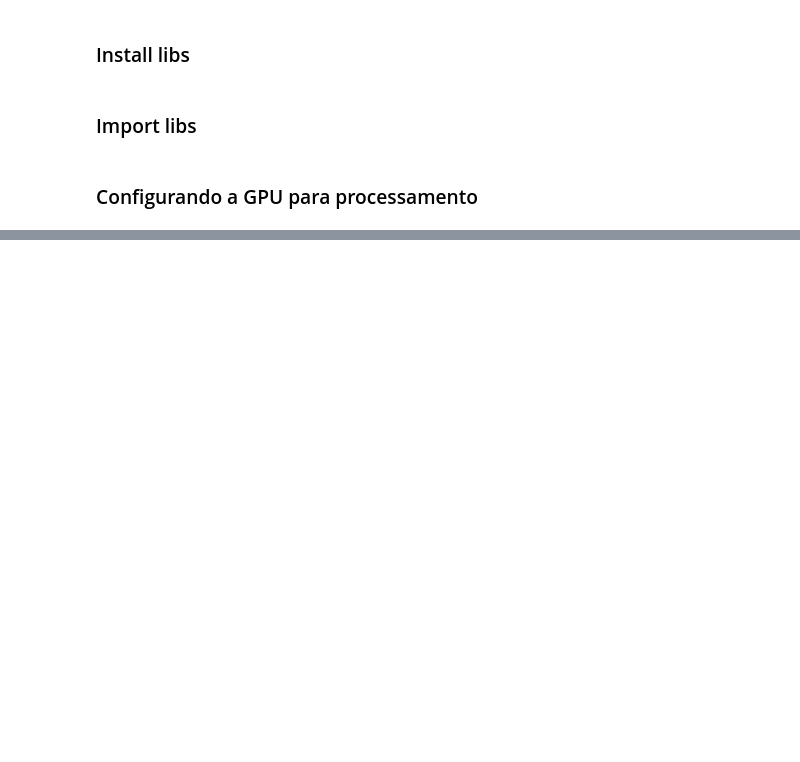
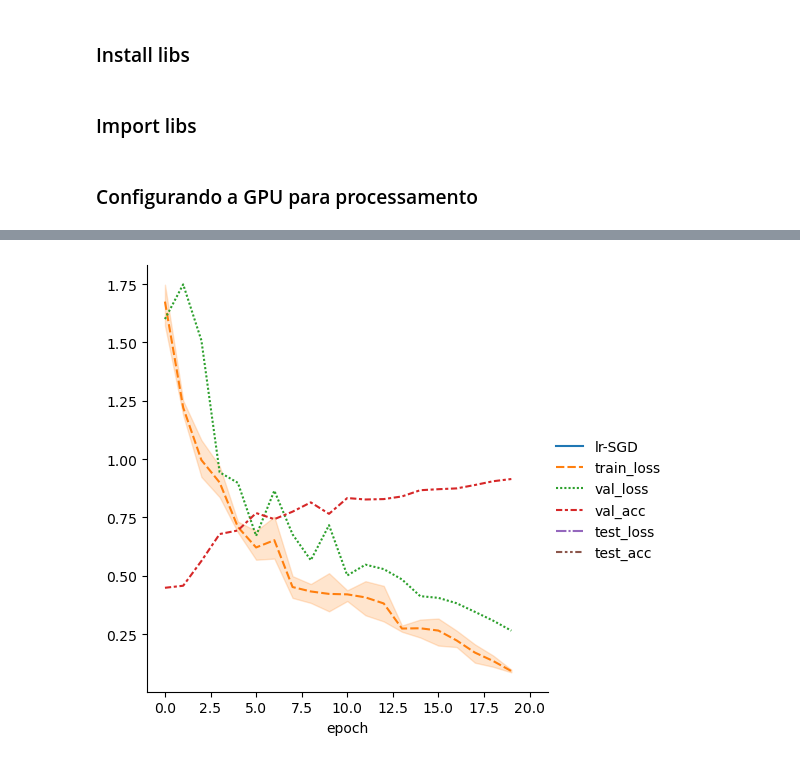
Before and after one commit to AurelioGuilherme/Streamlit_Deploy, a Jupyter notebook: Notebook/teste_notebook.ipynb, the cells around one changed output, grey strips where cells are left out. Saved outputs shown, nothing was run; the diff lists cells and outputs as text; code cells hidden in the pictures; blank space fills up the shorter version.

```diff
--- a/Notebook/teste_notebook.ipynb
+++ b/Notebook/teste_notebook.ipynb
@@ -74,0 +287,15 @@ device(type='cuda')
+# %%
+# Carrega as métricas
+metricas = pd.read_csv(f"{treinador.logger.log_dir}/metrics.csv")
+
+# Deleta os passos individuais
+del metricas["step"]
+
+# Ajusta o índice
+metricas.set_index("epoch", inplace = True)
+# %%
+# Resultado
+sns.relplot(data = metricas, kind = "line")
+plt.show()
+# %% [output]
+[figure, added]
```
Also changed, not shown: parts of 26 cells of this notebook, 4 other files.
